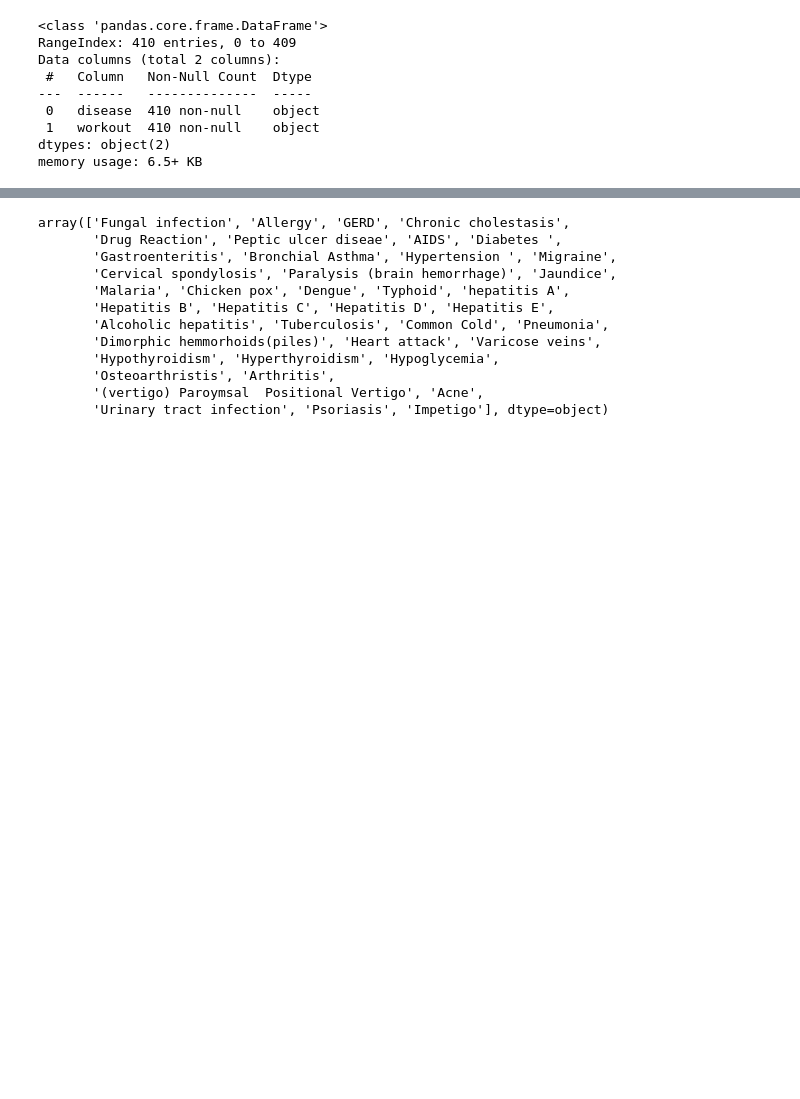
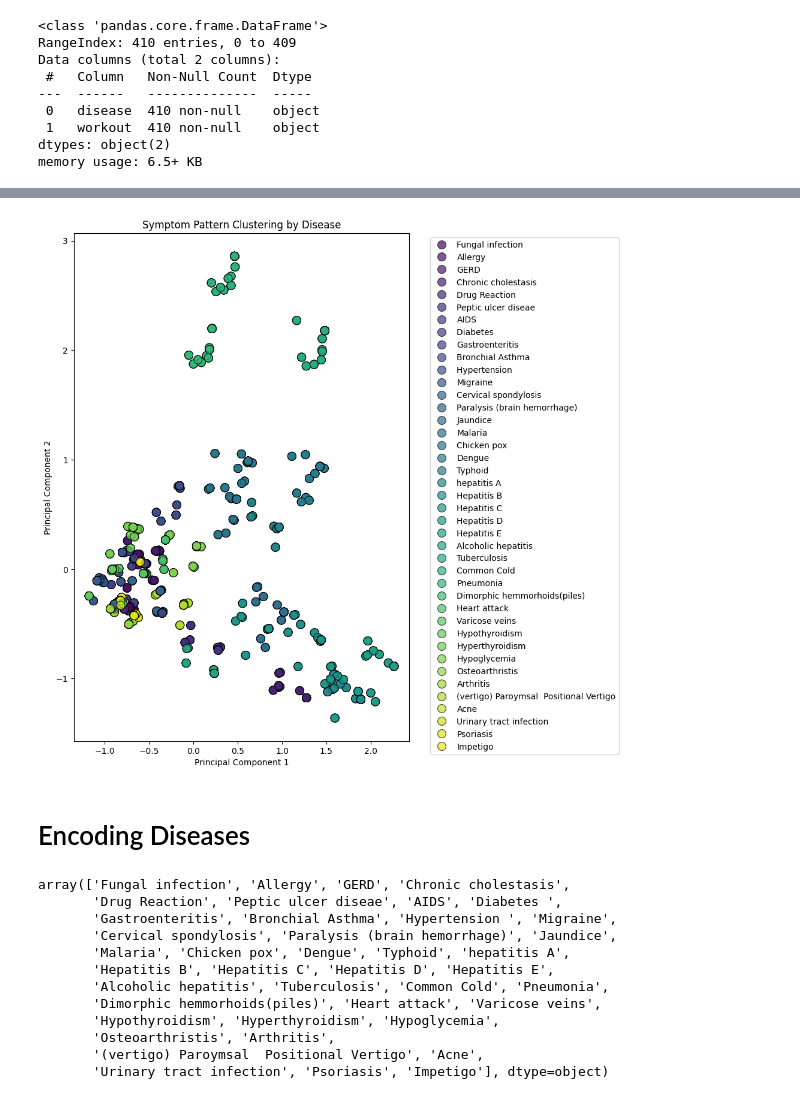
Before and after one commit to Vaibhav152004/Disease-Prediction, a Jupyter notebook: medical-recommendation-system-with-ml-Copy1.ipynb, the cells around one changed output, grey strips where cells are left out. Drawn from its saved outputs; the diff is of its cells as text; code cells hidden in the pictures; blank space fills up the shorter version.

```diff
--- a/medical-recommendation-system-with-ml-Copy1.ipynb
+++ b/medical-recommendation-system-with-ml-Copy1.ipynb
@@ -265,3 +266,30 @@ memory usage: 6.5+ KB
+# %%
+from sklearn.decomposition import PCA
+symptom_columns = dataset.drop('prognosis', axis=1).columns
+X = dataset[symptom_columns]
+y = dataset['prognosis']  # Disease labels
+
+# Apply PCA for dimensionality reduction
+pca = PCA(n_components=2)
+X_pca = pca.fit_transform(X)
+
+# Convert to DataFrame for easier plotting
+pca_df = pd.DataFrame(X_pca, columns=['PC1', 'PC2'])
+pca_df['Disease'] = y
+
+# Plotting
+plt.figure(figsize=(10, 10))
+sns.scatterplot(data=pca_df, x='PC1', y='PC2', hue='Disease', palette='viridis', s=100, alpha=0.7, edgecolor='k')
+plt.title("Symptom Pattern Clustering by Disease")
+plt.xlabel("Principal Component 1")
+plt.ylabel("Principal Component 2")
+plt.legend(bbox_to_anchor=(1.05, 1), loc='upper left')
+plt.tight_layout()
+plt.show()
+# %% [output]
+[figure, added]
+# %% [markdown]
+# Encoding Diseases
 # %%
 names = dataset.prognosis.unique()
 names
```
Also changed, not shown: parts of 26 cells of this notebook, 8 other files.
